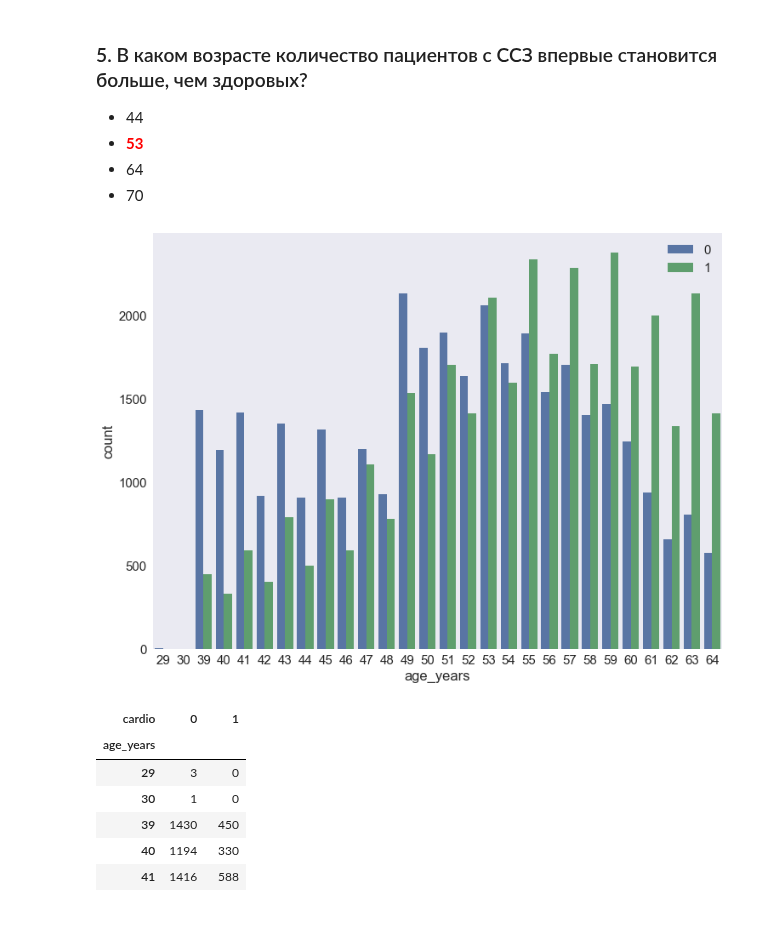
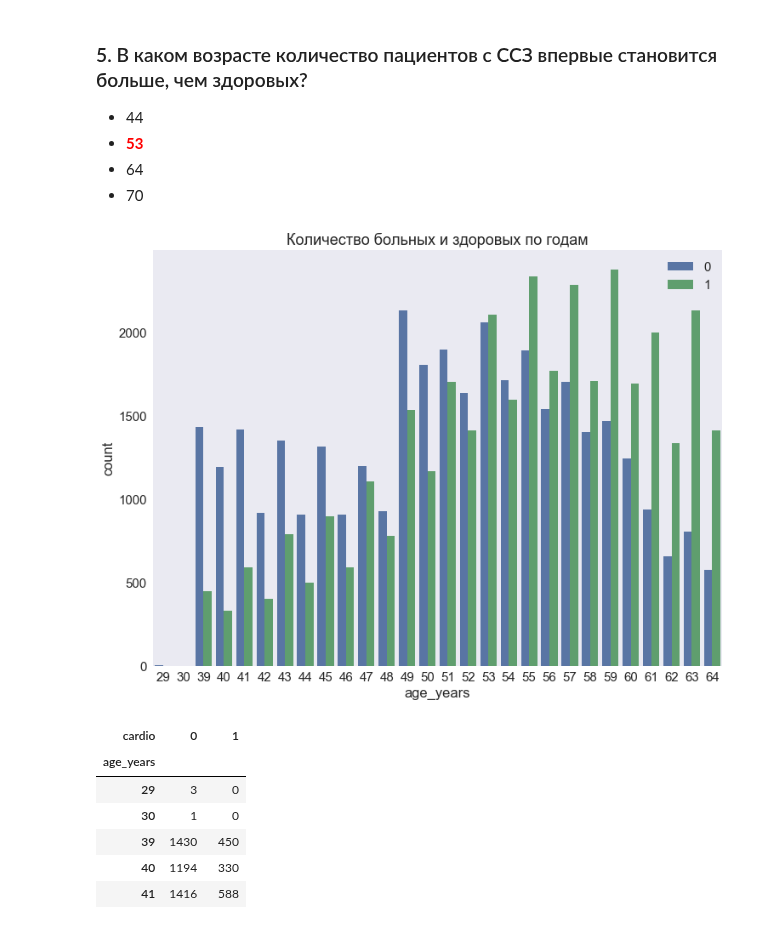
Before and after one commit to shereshevskiy/mlcourse_open, a Jupyter notebook: jupyter_notebooks/topic02_visual_analysis/hw2_session2_visual_analysis_basics.ipynb, the cells around one changed output. Saved outputs shown, nothing was run; the diff lists cells and outputs as text; code cells hidden in the pictures.

```diff
--- a/jupyter_notebooks/topic02_visual_analysis/hw2_session2_visual_analysis_basics.ipynb
+++ b/jupyter_notebooks/topic02_visual_analysis/hw2_session2_visual_analysis_basics.ipynb
@@ -408,10 +408,11 @@ train['age_years'] = (train['age'] // 365.25).astype(int)
 # %%
 # Ваш код здесь
 sns.countplot(x='age_years', hue='cardio', data=train)
 plt.legend(loc='best')
-plt.savefig('fig_countplot.jpg')
+plt.savefig('fig_countplot.jpg') # сщхраним картинку
+plt.title('Количество больных и здоровых по годам');
 # %% [output]
-[figure, old version]
+[figure, new version]
 # %%
 pd.crosstab(train['age_years'], train['cardio'])
 # %% [output]
```
Also changed, not shown: parts of 1 cell of this notebook.
